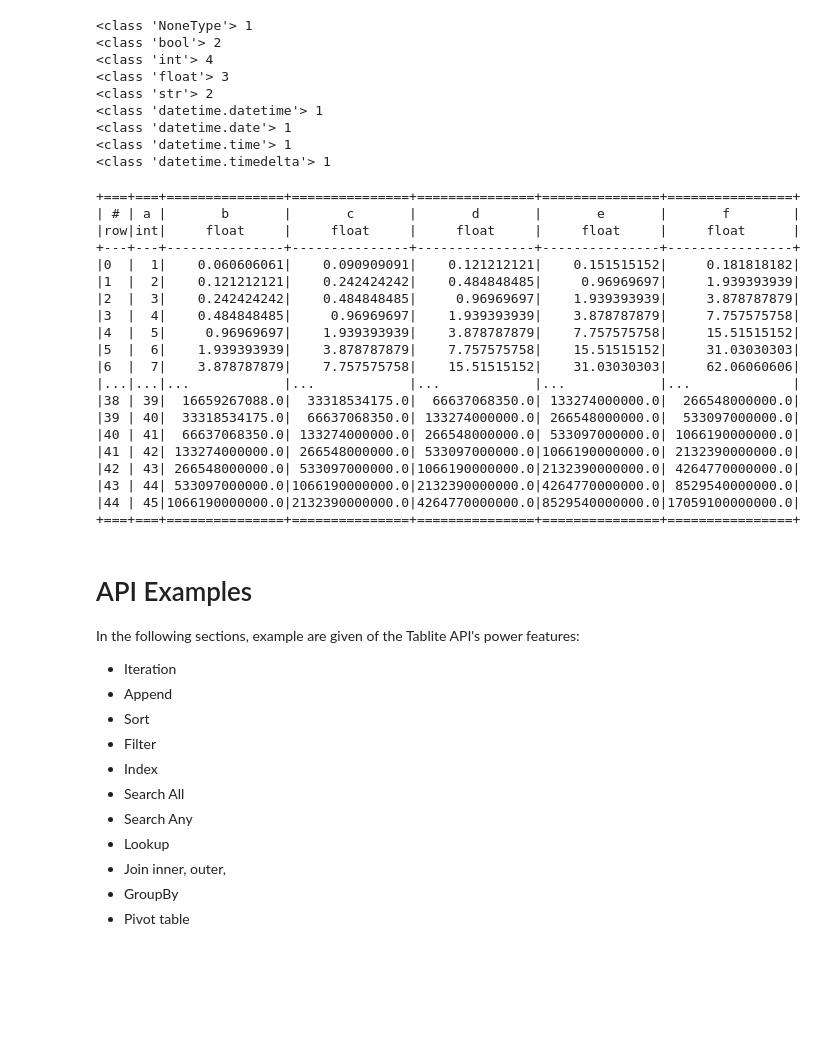
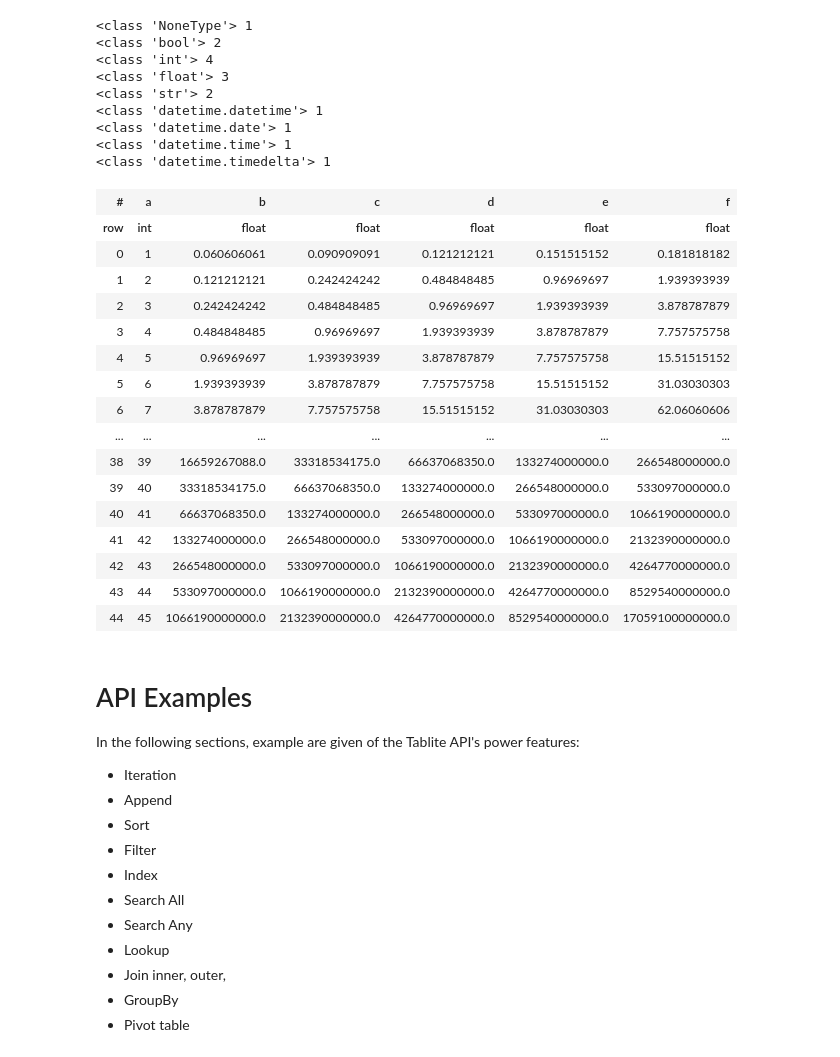
Before and after one commit to root-11/tablite, a Jupyter notebook: tutorial.ipynb, the cells around one changed output. Saved outputs shown, nothing was run; the diff lists cells and outputs as text; code cells hidden in the pictures; blank space fills up the shorter version.

```diff
--- a/tutorial.ipynb
+++ b/tutorial.ipynb
@@ -250,33 +264,30 @@ for k,v in type_dict.items():
 # %%
 # you may notice that all datatypes in t3 where identified as floats.
 # This is because tablite guesses the most probable datatype using the
 # .guess function on each column
-from tablite.datatypes import DataTypes
+from tablite import DataTypes
 t3['a'] = DataTypes.guess(t3['a'])
 # You can also convert the datatype using a list comprehension
 t3['b'] = [float(v) for v in t3['b']]
-t3.show()
+t3
 # %% [output]
-+===+===+===============+===============+===============+===============+================+
-| # | a |       b       |       c       |       d       |       e       |       f        |
-|row|int|     float     |     float     |     float     |     float     |     float      |
-+---+---+---------------+---------------+---------------+---------------+----------------+
-|0  |  1|    0.060606061|    0.090909091|    0.121212121|    0.151515152|     0.181818182|
-|1  |  2|    0.121212121|    0.242424242|    0.484848485|     0.96969697|     1.939393939|
-|2  |  3|    0.242424242|    0.484848485|     0.96969697|    1.939393939|     3.878787879|
-|3  |  4|    0.484848485|     0.96969697|    1.939393939|    3.878787879|     7.757575758|
-|4  |  5|     0.96969697|    1.939393939|    3.878787879|    7.757575758|     15.51515152|
-|5  |  6|    1.939393939|    3.878787879|    7.757575758|    15.51515152|     31.03030303|
-|6  |  7|    3.878787879|    7.757575758|    15.51515152|    31.03030303|     62.06060606|
-|...|...|...            |...            |...            |...            |...             |
-|38 | 39|  16659267088.0|  33318534175.0|  66637068350.0| 133274000000.0|  266548000000.0|
-|39 | 40|  33318534175.0|  66637068350.0| 133274000000.0| 266548000000.0|  533097000000.0|
-|40 | 41|  66637068350.0| 133274000000.0| 266548000000.0| 533097000000.0| 1066190000000.0|
-|41 | 42| 133274000000.0| 266548000000.0| 533097000000.0|1066190000000.0| 2132390000000.0|
-|42 | 43| 266548000000.0| 533097000000.0|1066190000000.0|2132390000000.0| 4264770000000.0|
-|43 | 44| 533097000000.0|1066190000000.0|2132390000000.0|4264770000000.0| 8529540000000.0|
-|44 | 45|1066190000000.0|2132390000000.0|4264770000000.0|8529540000000.0|17059100000000.0|
-+===+===+===============+===============+===============+===============+================+
+| # | a | b | c | d | e | f |
+| row | int | float | float | float | float | float |
+| 0 | 1 | 0.060606061 | 0.090909091 | 0.121212121 | 0.151515152 | 0.181818182 |
+| 1 | 2 | 0.121212121 | 0.242424242 | 0.484848485 | 0.96969697 | 1.939393939 |
+| 2 | 3 | 0.242424242 | 0.484848485 | 0.96969697 | 1.939393939 | 3.878787879 |
+| 3 | 4 | 0.484848485 | 0.96969697 | 1.939393939 | 3.878787879 | 7.757575758 |
+| 4 | 5 | 0.96969697 | 1.939393939 | 3.878787879 | 7.757575758 | 15.51515152 |
+| 5 | 6 | 1.939393939 | 3.878787879 | 7.757575758 | 15.51515152 | 31.03030303 |
+| 6 | 7 | 3.878787879 | 7.757575758 | 15.51515152 | 31.03030303 | 62.06060606 |
+| ... | ... | ... | ... | ... | ... | ... |
+| 38 | 39 | 16659267088.0 | 33318534175.0 | 66637068350.0 | 133274000000.0 | 266548000000.0 |
+| 39 | 40 | 33318534175.0 | 66637068350.0 | 133274000000.0 | 266548000000.0 | 533097000000.0 |
+| 40 | 41 | 66637068350.0 | 133274000000.0 | 266548000000.0 | 533097000000.0 | 1066190000000.0 |
+| 41 | 42 | 133274000000.0 | 266548000000.0 | 533097000000.0 | 1066190000000.0 | 2132390000000.0 |
+| 42 | 43 | 266548000000.0 | 533097000000.0 | 1066190000000.0 | 2132390000000.0 | 4264770000000.0 |
+| 43 | 44 | 533097000000.0 | 1066190000000.0 | 2132390000000.0 | 4264770000000.0 | 8529540000000.0 |
+| 44 | 45 | 1066190000000.0 | 2132390000000.0 | 4264770000000.0 | 8529540000000.0 | 17059100000000.0 |
 # %% [markdown]
 # API Examples
 
```
Also changed, not shown: parts of 44 cells of this notebook.
